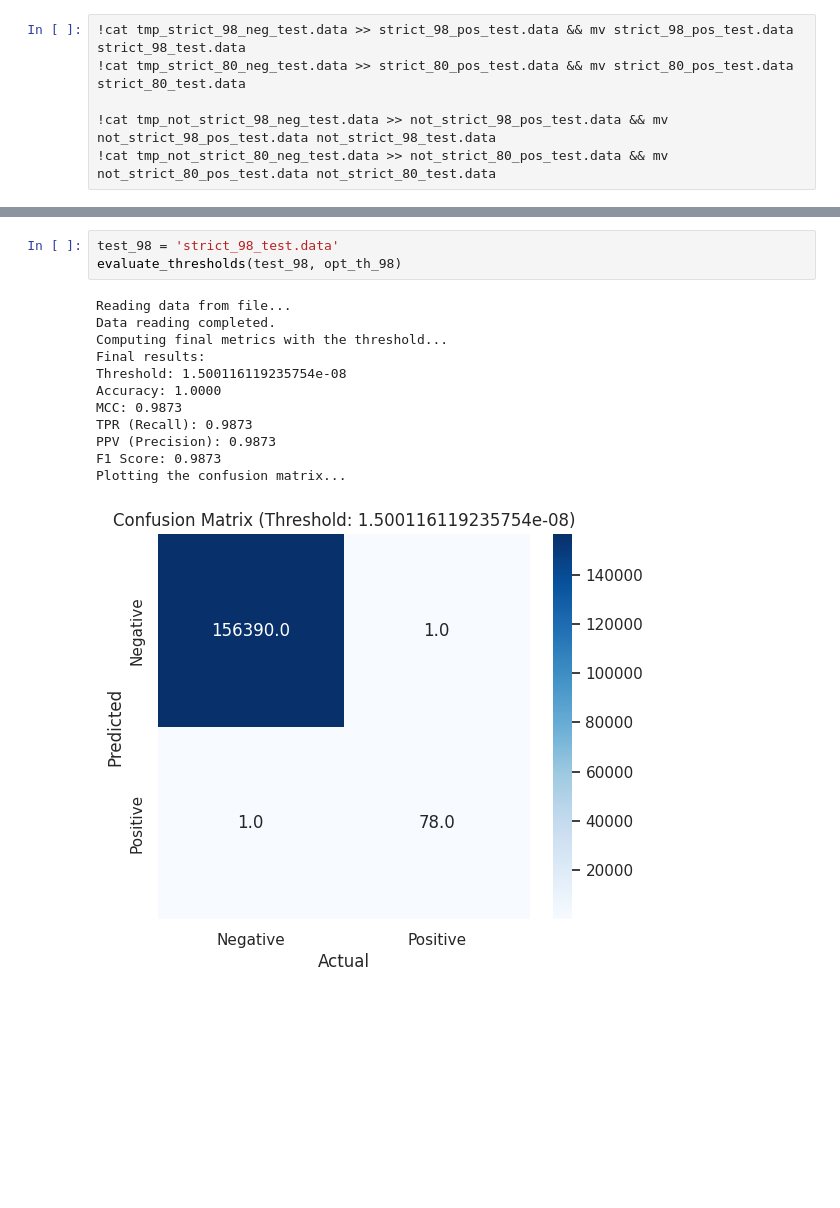
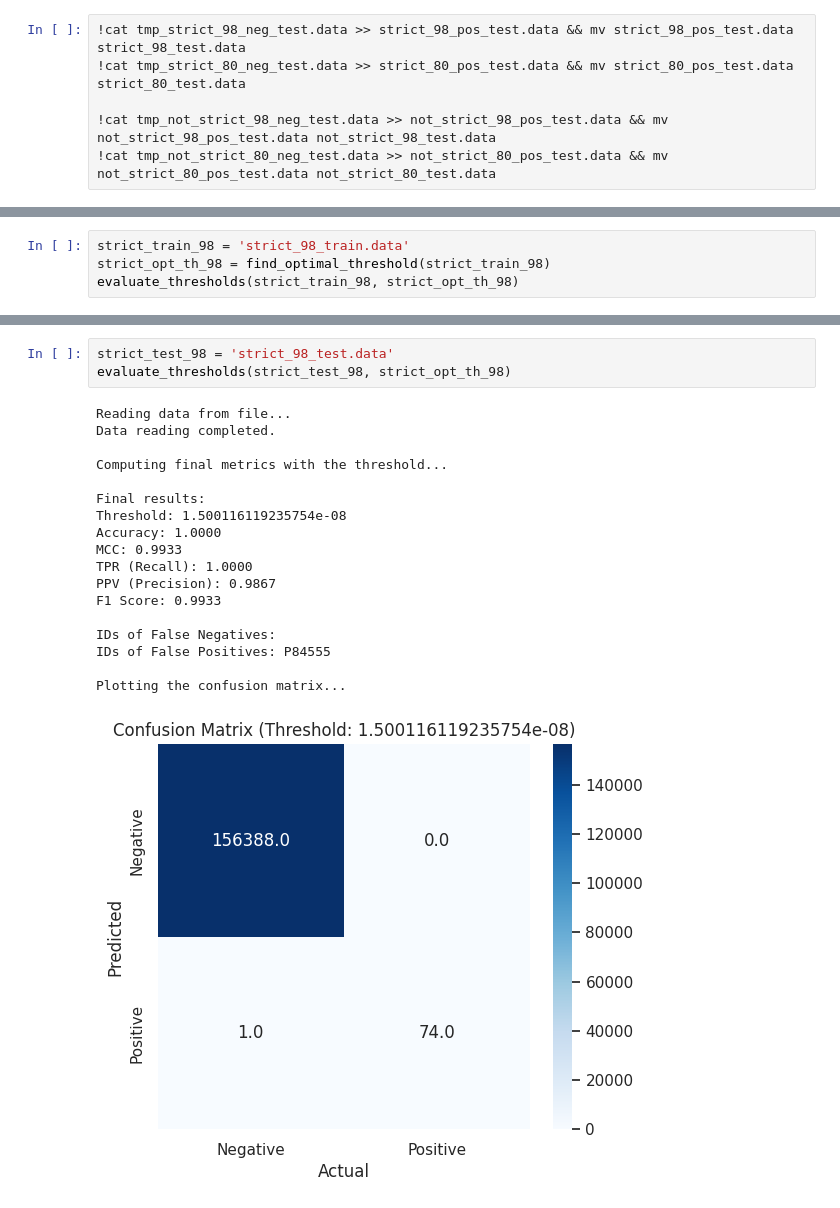
Before and after one commit to heispv/lab-of-bioinformatics-project, a Jupyter notebook: lab_final_project.ipynb, the cells around one changed output, grey strips where cells are left out. Drawn from its saved outputs; the diff is of its cells as text; blank space fills up the shorter version.

```diff
--- a/lab_final_project.ipynb
+++ b/lab_final_project.ipynb
@@ -1124,0 +1029,4 @@ Plotting the confusion matrix...
+# %%
+strict_train_98 = 'strict_98_train.data'
+strict_opt_th_98 = find_optimal_threshold(strict_train_98)
+evaluate_thresholds(strict_train_98, strict_opt_th_98)
@@ -1125,16 +1052,22 @@ Plotting the confusion matrix...
 # %%
-test_98 = 'strict_98_test.data'
-evaluate_thresholds(test_98, opt_th_98)
+strict_test_98 = 'strict_98_test.data'
+evaluate_thresholds(strict_test_98, strict_opt_th_98)
 # %% [output]
 Reading data from file...
 Data reading completed.
+
 Computing final metrics with the threshold...
+
 Final results:
 Threshold: 1.500116119235754e-08
 Accuracy: 1.0000
-MCC: 0.9873
-TPR (Recall): 0.9873
-PPV (Precision): 0.9873
-F1 Score: 0.9873
+MCC: 0.9933
+TPR (Recall): 1.0000
+PPV (Precision): 0.9867
+F1 Score: 0.9933
+
+IDs of False Negatives:
+IDs of False Positives: P84555
+
 Plotting the confusion matrix...
-[figure, old version]
+[figure, new version]
```
Also changed, not shown: parts of 81 cells of this notebook.
